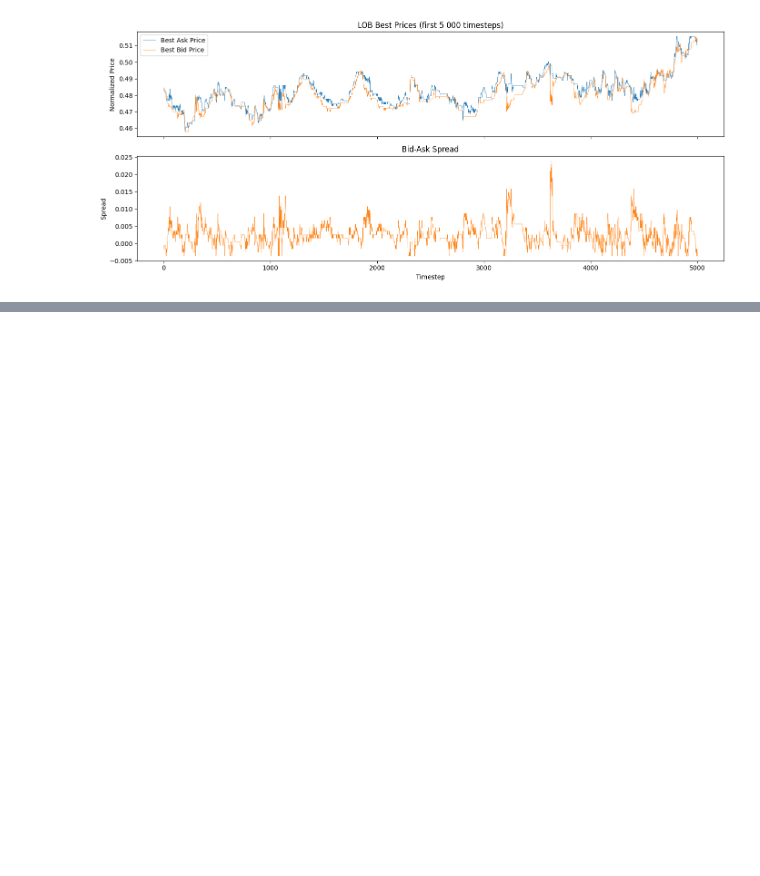
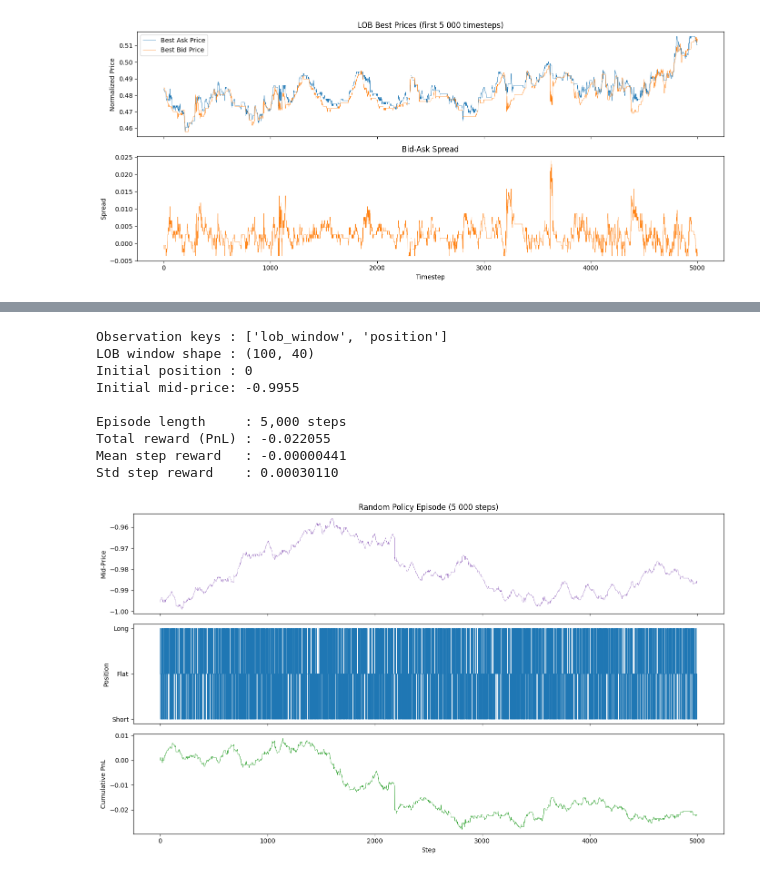
Before and after one commit to produit-scalaire/Decision-Transformer-LOB-Trading, a Jupyter notebook: main.ipynb, the cells around one changed output, grey strips where cells are left out. Saved outputs shown, nothing was run; the diff lists cells and outputs as text; code cells hidden in the pictures; blank space fills up the shorter version.

```diff
--- a/main.ipynb
+++ b/main.ipynb
@@ -332,0 +539,56 @@ plt.show()
+# %%
+from lob_trading_env import LOBTradingEnv
+
+env = LOBTradingEnv(X_train, window_size=100, transaction_cost=0.0, episode_length=5000)
+
+obs, info = env.reset(seed=42)
+print(f"Observation keys : {list(obs.keys())}")
+print(f"LOB window shape : {obs['lob_window'].shape}")
+print(f"Initial position : {obs['position'].item():.0f}")
+print(f"Initial mid-price: {info['mid_price']:.4f}\n")
+
+# Random policy rollout
+rewards, positions, mids = [], [], [info["mid_price"]]
+done = False
+while not done:
+    action = env.action_space.sample()
+    obs, reward, terminated, truncated, info = env.step(action)
+    rewards.append(reward)
+    positions.append(info["position"])
+    mids.append(info["mid_price"])
+    done = terminated or truncated
+
+rewards = np.array(rewards)
+print(f"Episode length     : {len(rewards):,} steps")
+print(f"Total reward (PnL) : {rewards.sum():.6f}")
+print(f"Mean step reward   : {rewards.mean():.8f}")
+print(f"Std step reward    : {rewards.std():.8f}")
+
+fig, axes = plt.subplots(3, 1, figsize=(14, 8), sharex=True)
+
+axes[0].plot(mids, linewidth=0.4, color="tab:purple")
+axes[0].set_ylabel("Mid-Price")
+axes[0].set_title("Random Policy Episode (5 000 steps)")
+
+axes[1].step(range(len(positions)), positions, linewidth=0.6, color="tab:blue", where="post")
+axes[1].set_ylabel("Position")
+axes[1].set_yticks([-1, 0, 1])
+axes[1].set_yticklabels(["Short", "Flat", "Long"])
+
+axes[2].plot(np.cumsum(rewards), linewidth=0.6, color="tab:green")
+axes[2].set_ylabel("Cumulative PnL")
+axes[2].set_xlabel("Step")
+
+plt.tight_layout()
+plt.show()
+# %% [output]
+Observation keys : ['lob_window', 'position']
+LOB window shape : (100, 40)
+Initial position : 0
+Initial mid-price: -0.9955
+
+Episode length     : 5,000 steps
+Total reward (PnL) : -0.022055
+Mean step reward   : -0.00000441
+Std step reward    : 0.00030110
+[figure, added]
```
Also changed, not shown: parts of 6 cells of this notebook, 3 other files.
